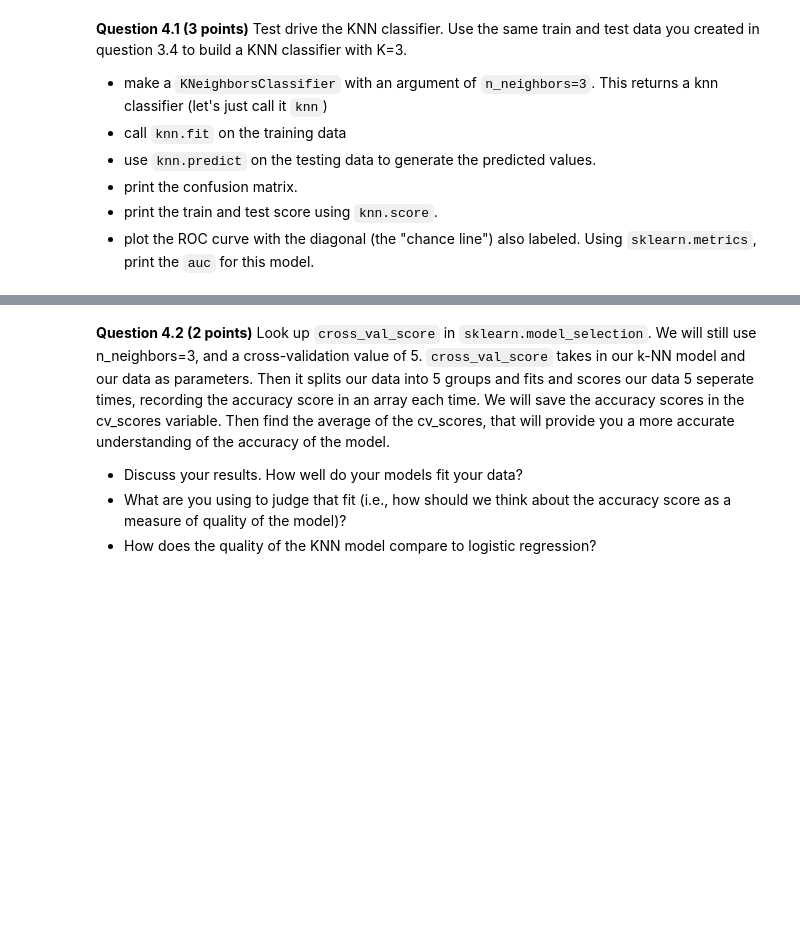
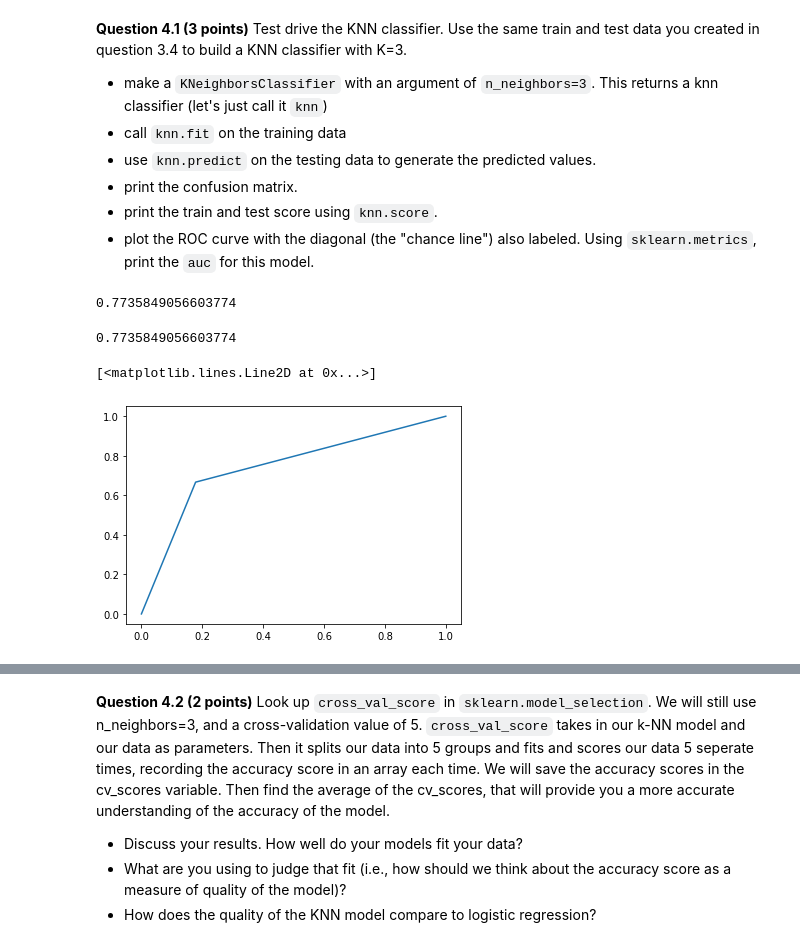
Before and after one commit to andhikaadiantoro/cmse202repos, a Jupyter notebook: hw-03/HW-03_GitML-Andhika_Adiantoro.ipynb, the cells around one changed output, grey strips where cells are left out. Saved outputs shown, nothing was run; the diff lists cells and outputs as text; code cells hidden in the pictures; blank space fills up the shorter version.

```diff
--- a/hw-03/HW-03_GitML-Andhika_Adiantoro.ipynb
+++ b/hw-03/HW-03_GitML-Andhika_Adiantoro.ipynb
@@ -103,0 +245,10 @@ In the next part we will build a logistic regression model for the data classifi
+# %%
+vectors = yeast_df.drop(columns=['class_label'])
+labels = yeast_df['class_label']
+# %%
+### Put your code here ###
+X_train, X_test, y_train, y_test = train_test_split(vectors,labels,train_size=0.70,test_size=0.30, random_state=42)
+print(len(X_train))
+print(len(X_test))
+print(len(y_train))
+print(len(y_test))
@@ -129,6 +536,27 @@ In the next part we will be building a class that will use the k-nearest neighbo
 - plot the ROC curve with the diagonal (the "chance line") also labeled. Using `sklearn.metrics`, print the `auc` for this model.
 # %%
 ### Put your code here ###
+knn = KNeighborsClassifier(n_neighbors=3)
+knn.fit(X_train,y_train)
+
+y_pred = knn.predict(X_test)
+# %%
+print(knn.score(X_test, y_test))
+# %% [output]
+0.7735849056603774
+# %%
+from sklearn.metrics import accuracy_score
+accuracy_score(y_test, y_pred)
+# %% [output]
+0.7735849056603774
+# %%
+from sklearn import metrics
+fpr, tpr, thresholds = metrics.roc_curve(y_test, y_pred)
+roc_auc = metrics.auc(fpr, tpr)
+plt.plot(fpr, tpr)
+# %% [output]
+[<matplotlib.lines.Line2D at 0x...>]
+[figure, added]
 # %% [markdown]
 ## k-Fold Cross-Validation
 Cross-validation is when the dataset is randomly split up into ‘k’ groups. One of the groups is used as the test set and the rest are used as the training set. The model is trained on the training set and scored on the test set. Then the process is repeated until each unique group as been used as the test set.
```
Also changed, not shown: parts of 46 cells of this notebook.
